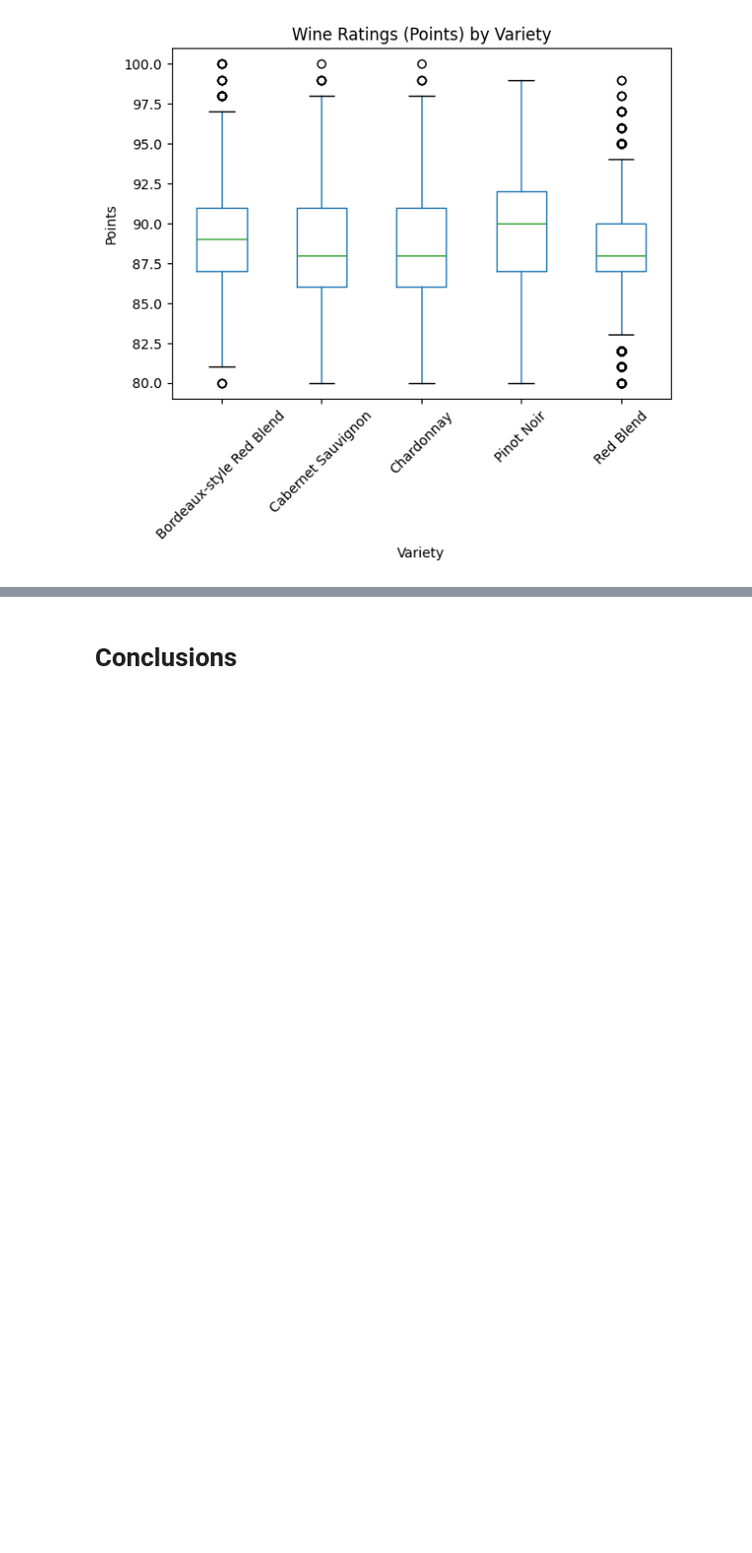
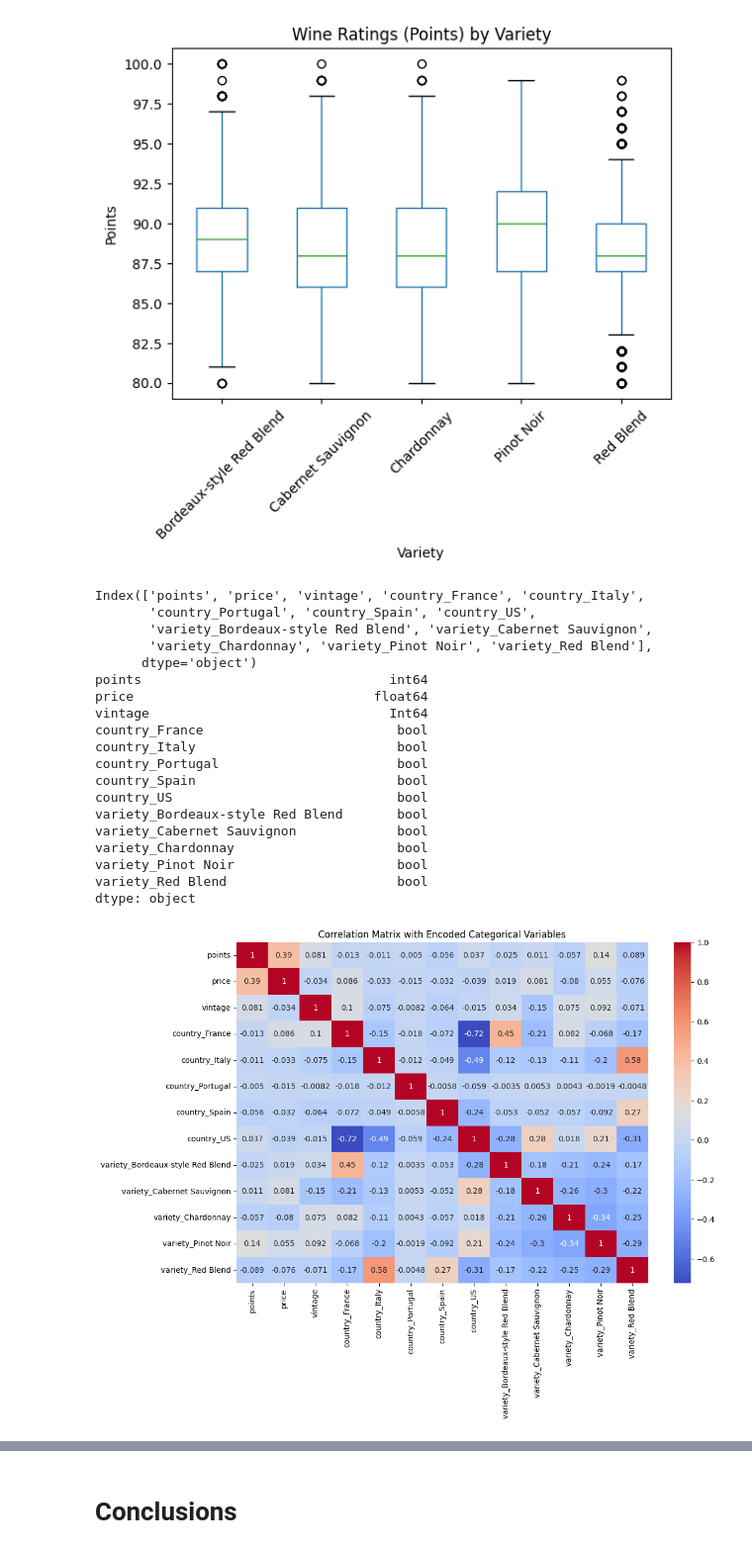
Before and after one commit to Supsi-Collaborative-Projects/wine-analysis, a Jupyter notebook: analysis.ipynb, the cells around one changed output, grey strips where cells are left out. Shown: that part at 99% size. Saved outputs shown, nothing was run; the diff lists cells and outputs as text; code cells hidden in the pictures; blank space fills up the shorter version.

```diff
--- a/analysis.ipynb
+++ b/analysis.ipynb
@@ -423,3 +378,52 @@ plt.show()
 # %% [output]
 <Figure size 1200x800 with 0 Axes>
 [figure]
+# %%
+filtered_df = df[df['country'].isin(top_countries) & df['variety'].isin(top_varieties)]
+columns_to_drop = ['description', 'designation', 'region_1', 'province', 'region_2', 'title', 'winery', 'price_category']
+filtered_df = filtered_df.drop(columns=columns_to_drop)
+
+numerical_columns = ['price', 'points']
+categorical_columns = ['country', 'variety']
+
+
+# Se desideri calcolare la matrice di correlazione includendo le variabili categoriche,
+# potresti voler utilizzare la codifica one-hot per le variabili categoriche
+
+# Creazione di un dataframe codificato
+encoded_df = pd.get_dummies(filtered_df, columns=categorical_columns)
+
+# Verifica delle colonne codificate e dei loro tipi di dati
+print(encoded_df.columns)
+print(encoded_df.dtypes)
+
+# Assicurarsi che tutte le colonne siano numeriche
+encoded_df = encoded_df.apply(pd.to_numeric, errors='coerce')
+
+# Calcolare la matrice di correlazione per il dataframe codificato
+encoded_correlation_matrix = encoded_df.corr()
+plt.figure(figsize=(12, 8))
+sns.heatmap(encoded_correlation_matrix, annot=True, cmap='coolwarm')
+plt.title('Correlation Matrix with Encoded Categorical Variables')
+plt.show()
+# %% [output]
+Index(['points', 'price', 'vintage', 'country_France', 'country_Italy',
+       'country_Portugal', 'country_Spain', 'country_US',
+       'variety_Bordeaux-style Red Blend', 'variety_Cabernet Sauvignon',
+       'variety_Chardonnay', 'variety_Pinot Noir', 'variety_Red Blend'],
+      dtype='object')
+points                                int64
+price                               float64
+vintage                               Int64
+country_France                         bool
+country_Italy                          bool
+country_Portugal                       bool
+country_Spain                          bool
+country_US                             bool
+variety_Bordeaux-style Red Blend       bool
+variety_Cabernet Sauvignon             bool
+variety_Chardonnay                     bool
+variety_Pinot Noir                     bool
+variety_Red Blend                      bool
+dtype: object
+[figure, added]
```
Also changed, not shown: parts of 21 cells of this notebook.
